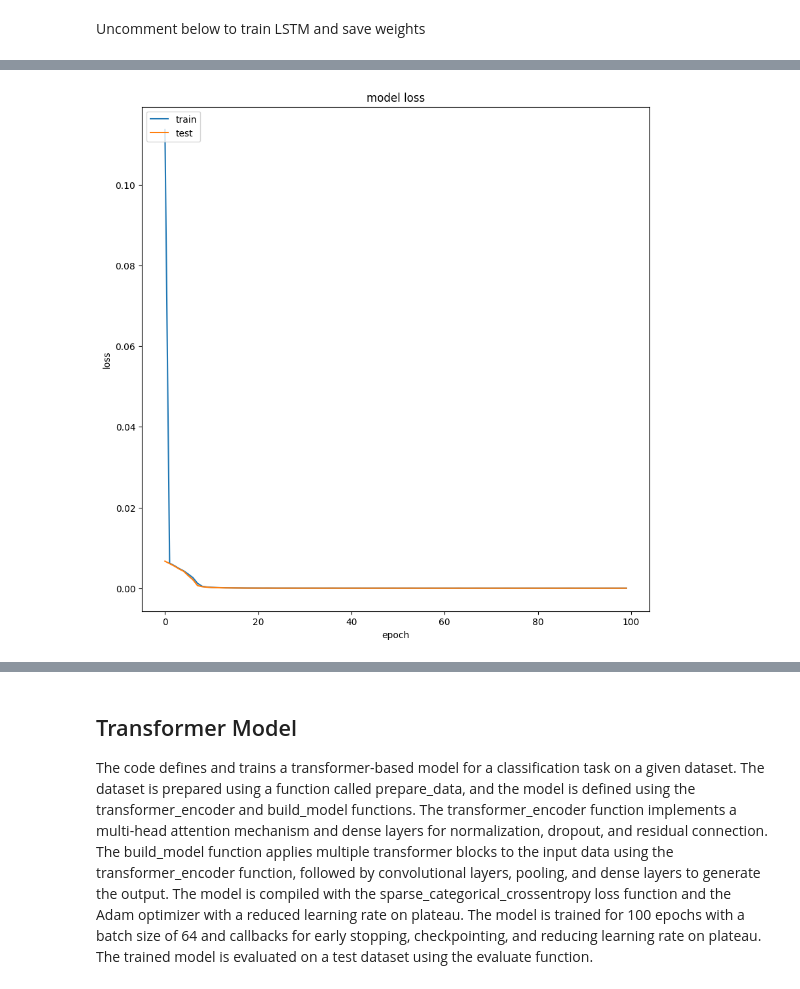
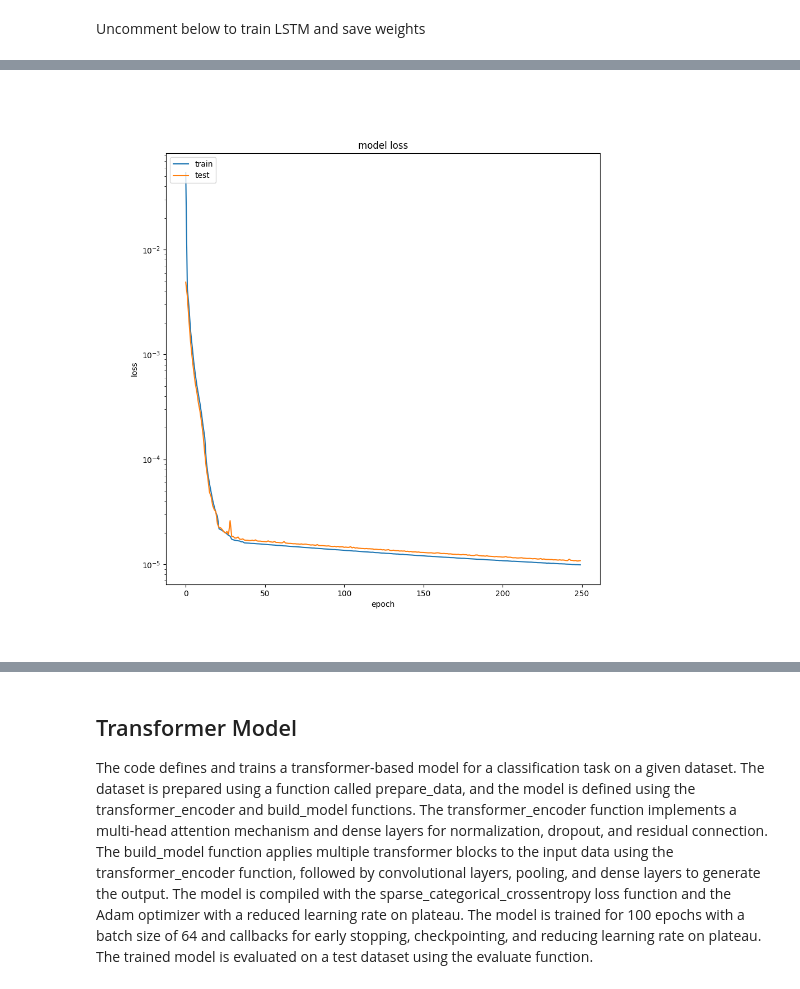
Before and after one commit to tmakian99/GeoLife-Trajectories, a Jupyter notebook: Final_notebook.ipynb, the cells around one changed output, grey strips where cells are left out. Drawn from its saved outputs; the diff is of its cells as text; code cells hidden in the pictures.

```diff
--- a/Final_notebook.ipynb
+++ b/Final_notebook.ipynb
@@ -135,4 +107,0 @@ Validation loss:  1.182427422463661e-05
-# %%
-plot_model_history('lstm_history.txt')
-# %% [output]
-[figure, removed]
@@ -139,3 +110,8 @@ plot_model_history('lstm_history.txt')
+# %%
+# generated from plot_model_history()
+Image(filename='results/lstm_loss.png')
+# %% [output]
+[figure, added]
 # %%
 # Compile the model
 lstm_model.compile(loss='mean_squared_error', optimizer=keras.optimizers.legacy.Adam(learning_rate=1e-4))
```
Also changed, not shown: parts of 19 cells of this notebook, 33 other files.
